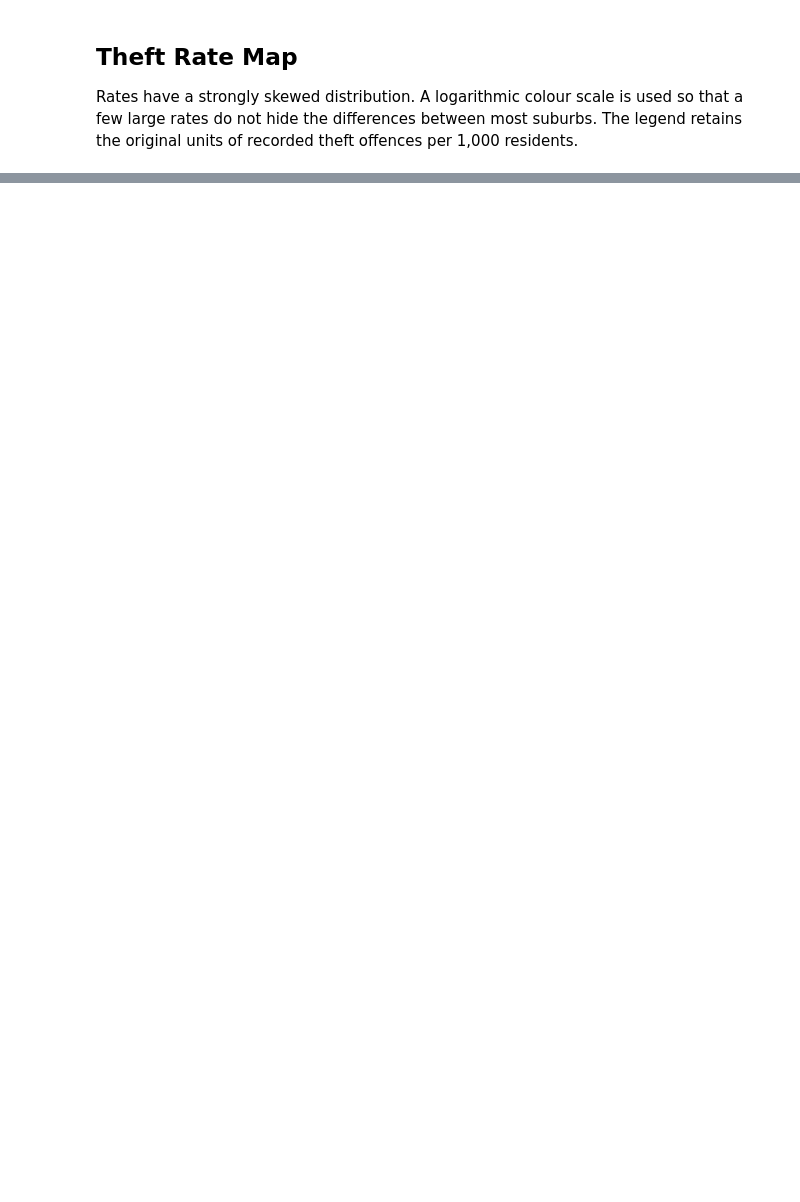
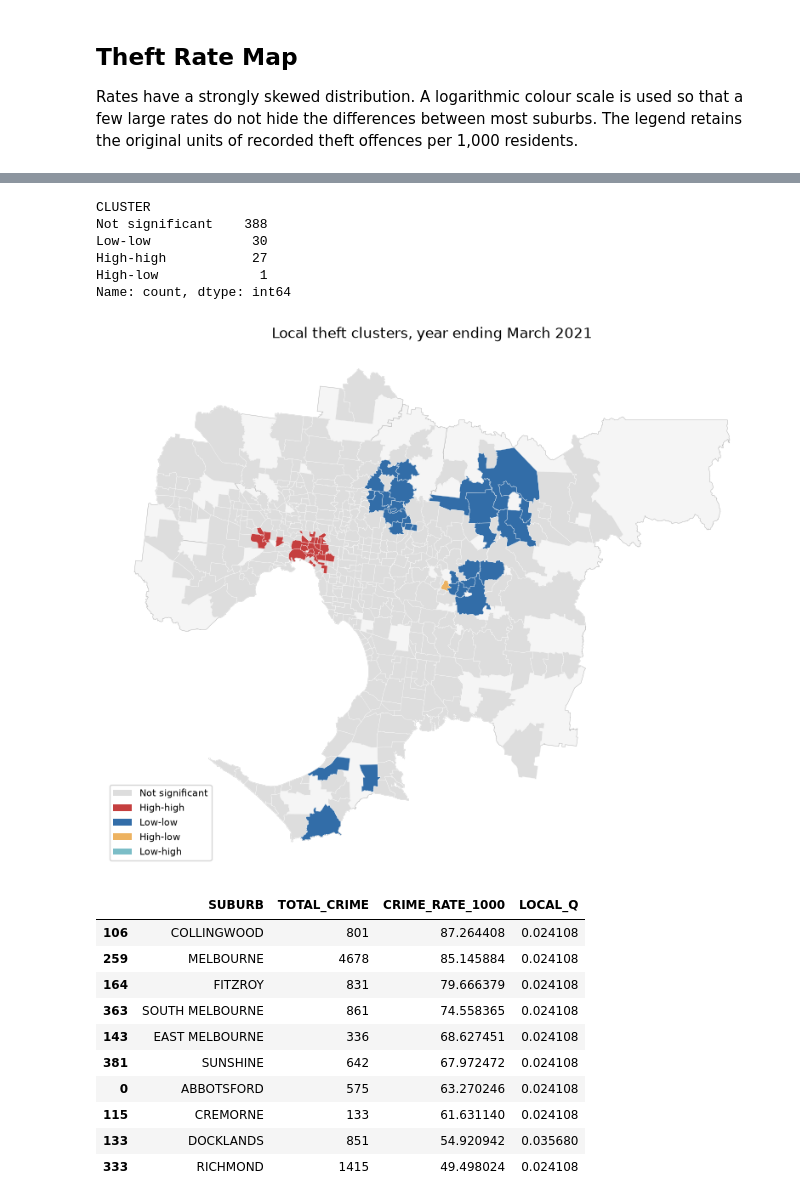
Before and after one commit to University-of-Tasmania-GPSS/AT3_Group10_2026, a Jupyter notebook: AT3.ipynb, the cells around one changed output, grey strips where cells are left out. Drawn from its saved outputs; the diff is of its cells as text; code cells hidden in the pictures; blank space fills up the shorter version.

```diff
--- a/AT3.ipynb
+++ b/AT3.ipynb
@@ -400,0 +619,65 @@ results_summary.to_csv("outputs/summary.csv", index=False)
+# %%
+from scipy.stats import false_discovery_control
+
+local_moran = Moran_Local(
+    crime_gdf["LOG_RATE"].to_numpy(), weights, permutations=999, seed=375
+)
+
+crime_gdf["LOCAL_I"] = local_moran.Is
+crime_gdf["LOCAL_P"] = np.minimum(2 * local_moran.p_sim, 1)
+crime_gdf["LOCAL_Q"] = false_discovery_control(crime_gdf["LOCAL_P"])
+crime_gdf["CLUSTER"] = "Not significant"
+
+labels = {1: "High-high", 2: "Low-high", 3: "Low-low", 4: "High-low"}
+for quadrant, label in labels.items():
+    crime_gdf.loc[
+        (local_moran.q == quadrant) & (crime_gdf["LOCAL_Q"] < 0.05),
+        "CLUSTER"
+    ] = label
+
+crime_gdf["CLUSTER"].value_counts()
+# %% [output]
+CLUSTER
+Not significant    388
+Low-low             30
+High-high           27
+High-low             1
+Name: count, dtype: int64
+# %%
+from matplotlib.patches import Patch
+
+colours = {
+    "Not significant": "#dddddd", "High-high": "#c53f3f",
+    "Low-low": "#326da8", "High-low": "#edb260", "Low-high": "#7bbdc7"
+}
+
+fig, ax = plt.subplots(figsize=(8, 8))
+metro.plot(ax=ax, color="#f5f5f5", edgecolor="#aaaaaa", linewidth=0.3)
+crime_gdf.plot(ax=ax, color=crime_gdf["CLUSTER"].map(colours),
+               edgecolor="white", linewidth=0.2)
+ax.legend(handles=[Patch(facecolor=colour, label=label)
+                   for label, colour in colours.items()],
+          loc="lower left", fontsize=8)
+ax.set_title("Local theft clusters, year ending March 2021")
+ax.set_axis_off()
+fig.tight_layout()
+fig.savefig("figures/theft_clusters.png", dpi=160)
+plt.show()
+
+crime_gdf.loc[
+    crime_gdf["CLUSTER"] == "High-high",
+    ["SUBURB", "TOTAL_CRIME", "CRIME_RATE_1000", "LOCAL_Q"]
+].sort_values("CRIME_RATE_1000", ascending=False).head(10)
+# %% [output]
+[figure, added]
+|  | SUBURB | TOTAL_CRIME | CRIME_RATE_1000 | LOCAL_Q |
+| 106 | COLLINGWOOD | 801 | 87.264408 | 0.024108 |
+| 259 | MELBOURNE | 4678 | 85.145884 | 0.024108 |
+| 164 | FITZROY | 831 | 79.666379 | 0.024108 |
+| 363 | SOUTH MELBOURNE | 861 | 74.558365 | 0.024108 |
+| 143 | EAST MELBOURNE | 336 | 68.627451 | 0.024108 |
+| 381 | SUNSHINE | 642 | 67.972472 | 0.024108 |
+| 0 | ABBOTSFORD | 575 | 63.270246 | 0.024108 |
+| 115 | CREMORNE | 133 | 61.631140 | 0.024108 |
+| 133 | DOCKLANDS | 851 | 54.920942 | 0.035680 |
+| 333 | RICHMOND | 1415 | 49.498024 | 0.024108 |
```
Also changed, not shown: parts of 35 cells of this notebook.
